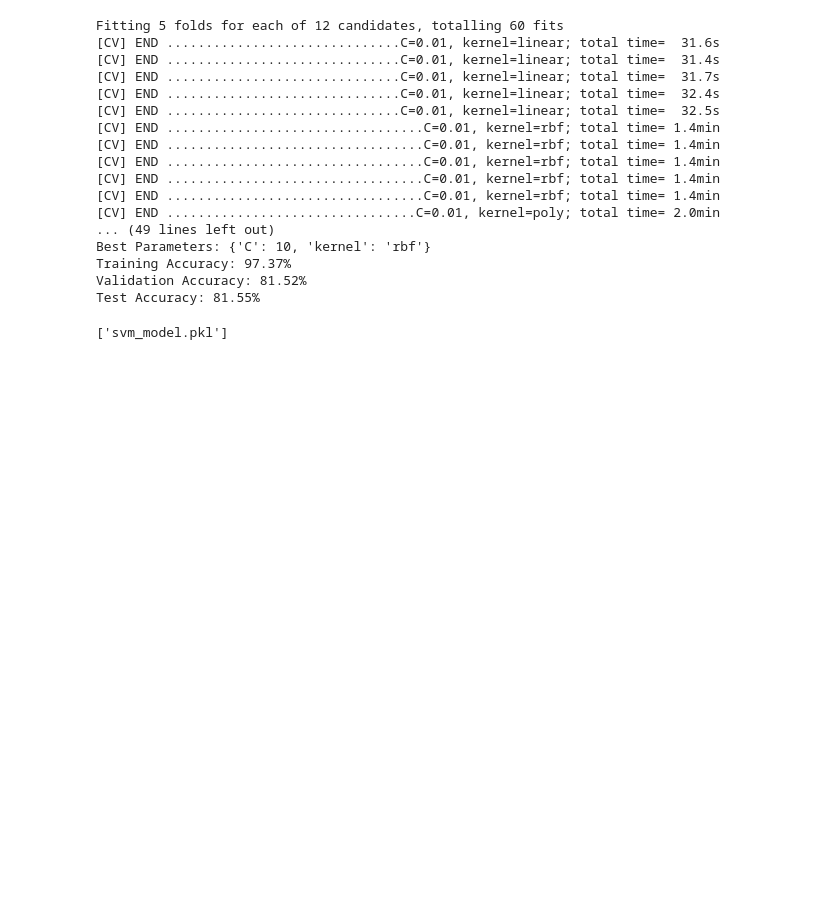
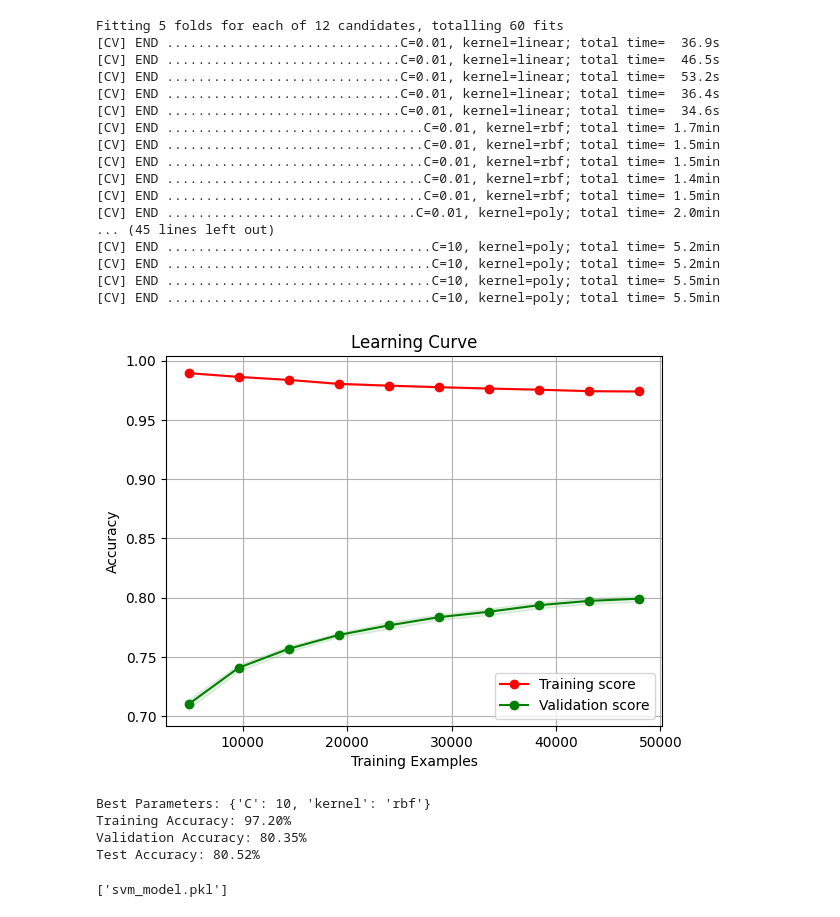
Before and after one commit to kjowak/cse-404-fs24-connect-four-bot, a Jupyter notebook: SVM_Model.ipynb, the cells around one changed output. Cells and saved outputs as stored; diff of their text form; code cells hidden in the pictures; blank space fills up the shorter version.

Commit message:
Retrain models

```diff
--- a/SVM_Model.ipynb
+++ b/SVM_Model.ipynb
@@ -20,62 +19,104 @@ dataset.head()
 5 rows × 43 columns
 # %%
-from sklearn.model_selection import train_test_split, GridSearchCV
+import numpy as np
+import pandas as pd
+import matplotlib.pyplot as plt
+from sklearn.model_selection import train_test_split, GridSearchCV, learning_curve
 from sklearn.svm import SVC
 from sklearn.metrics import accuracy_score
 
 X = dataset.iloc[:, :-1].values
 y = dataset.iloc[:, -1].values
 
+
 valid_indices = (y >= 0) & (y <= 6)
 X = X[valid_indices]
 y = y[valid_indices]
 
+
 X_train_val, X_test, y_train_val, y_test = train_test_split(X, y, test_size=0.2, random_state=42)
-X_train, X_val, y_train, y_val = train_test_split(X_train_val, y_train_val, test_size=0.25, random_state=42)  # 0.25 * 0.8 = 0.2
+
+
+X_train, X_val, y_train, y_val = train_test_split(X_train_val, y_train_val, test_size=0.25, random_state=42)
+
 
 param_grid = {
-    'C': [0.01, 0.1, 1, 10], # margin to error
-    'kernel': ['linear','rbf','poly'], # kernel type
+    'C': [0.01, 0.1, 1, 10],  # Regularization parameter
+    'kernel': ['linear', 'rbf', 'poly']  # Kernel type
 }
 
 
 grid_search = GridSearchCV(SVC(), param_grid, refit=True, verbose=2, cv=5)
 grid_search.fit(X_train, y_train)
 
+
 best_params = grid_search.best_params_
 best_model = grid_search.best_estimator_
+
+
+train_sizes, train_scores, val_scores = learning_curve(best_model, X_train, y_train, cv=5, scoring='accuracy', n_jobs=-1, train_sizes=np.linspace(0.1, 1.0, 10))
+
+
+train_scores_mean = np.mean(train_scores, axis=1)
+train_scores_std = np.std(train_scores, axis=1)
+val_scores_mean = np.mean(val_scores, axis=1)
+val_scores_std = np.std(val_scores, axis=1)
+
+
+plt.figure()
+plt.title("Learning Curve")
+plt.xlabel("Training Examples")
+plt.ylabel("Accuracy")
+plt.grid()
+
+
+plt.fill_between(train_sizes, train_scores_mean - train_scores_std, train_scores_mean + train_scores_std, alpha=0.1, color="r")
+plt.plot(train_sizes, train_scores_mean, 'o-', color="r", label="Training score")
+
+
+plt.fill_between(train_sizes, val_scores_mean - val_scores_std, val_scores_mean + val_scores_std, alpha=0.1, color="g")
+plt.plot(train_sizes, val_scores_mean, 'o-', color="g", label="Validation score")
+
+plt.legend(loc="best")
+plt.show()
+
 
 y_train_pred = best_model.predict(X_train)
 y_val_pred = best_model.predict(X_val)
 y_test_pred = best_model.predict(X_test)
 
 
 train_accuracy = accuracy_score(y_train, y_train_pred)
 val_accuracy = accuracy_score(y_val, y_val_pred)
 test_accuracy = accuracy_score(y_test, y_test_pred)
 
 print(f'Best Parameters: {best_params}')
 print(f'Training Accuracy: {train_accuracy * 100:.2f}%')
 print(f'Validation Accuracy: {val_accuracy * 100:.2f}%')
 print(f'Test Accuracy: {test_accuracy * 100:.2f}%')
 # %% [output]
 Fitting 5 folds for each of 12 candidates, totalling 60 fits
-[CV] END ..............................C=0.01, kernel=linear; total time=  31.6s
-[CV] END ..............................C=0.01, kernel=linear; total time=  31.4s
-[CV] END ..............................C=0.01, kernel=linear; total time=  31.7s
-[CV] END ..............................C=0.01, kernel=linear; total time=  32.4s
-[CV] END ..............................C=0.01, kernel=linear; total time=  32.5s
+[CV] END ..............................C=0.01, kernel=linear; total time=  36.9s
+[CV] END ..............................C=0.01, kernel=linear; total time=  46.5s
+[CV] END ..............................C=0.01, kernel=linear; total time=  53.2s
+[CV] END ..............................C=0.01, kernel=linear; total time=  36.4s
+[CV] END ..............................C=0.01, kernel=linear; total time=  34.6s
+[CV] END .................................C=0.01, kernel=rbf; total time= 1.7min
+[CV] END .................................C=0.01, kernel=rbf; total time= 1.5min
+[CV] END .................................C=0.01, kernel=rbf; total time= 1.5min
 [CV] END .................................C=0.01, kernel=rbf; total time= 1.4min
-[CV] END .................................C=0.01, kernel=rbf; total time= 1.4min
-[CV] END .................................C=0.01, kernel=rbf; total time= 1.4min
-[CV] END .................................C=0.01, kernel=rbf; total time= 1.4min
-[CV] END .................................C=0.01, kernel=rbf; total time= 1.4min
+[CV] END .................................C=0.01, kernel=rbf; total time= 1.5min
 [CV] END ................................C=0.01, kernel=poly; total time= 2.0min
-... (49 lines left out)
-Best Parameters: {'C': 10, 'kernel': 'rbf'}
-Training Accuracy: 97.37%
-Validation Accuracy: 81.52%
-Test Accuracy: 81.55%
+... (45 lines left out)
+[CV] END ..................................C=10, kernel=poly; total time= 5.2min
+[CV] END ..................................C=10, kernel=poly; total time= 5.2min
+[CV] END ..................................C=10, kernel=poly; total time= 5.5min
+[CV] END ..................................C=10, kernel=poly; total time= 5.5min
+[figure, added]
+Best Parameters: {'C': 10, 'kernel': 'rbf'}
+Training Accuracy: 97.20%
+Validation Accuracy: 80.35%
+Test Accuracy: 80.52%
 # %%
 import joblib
 
```
Also changed, not shown: parts of 2 cells of this notebook, 4 other files.
